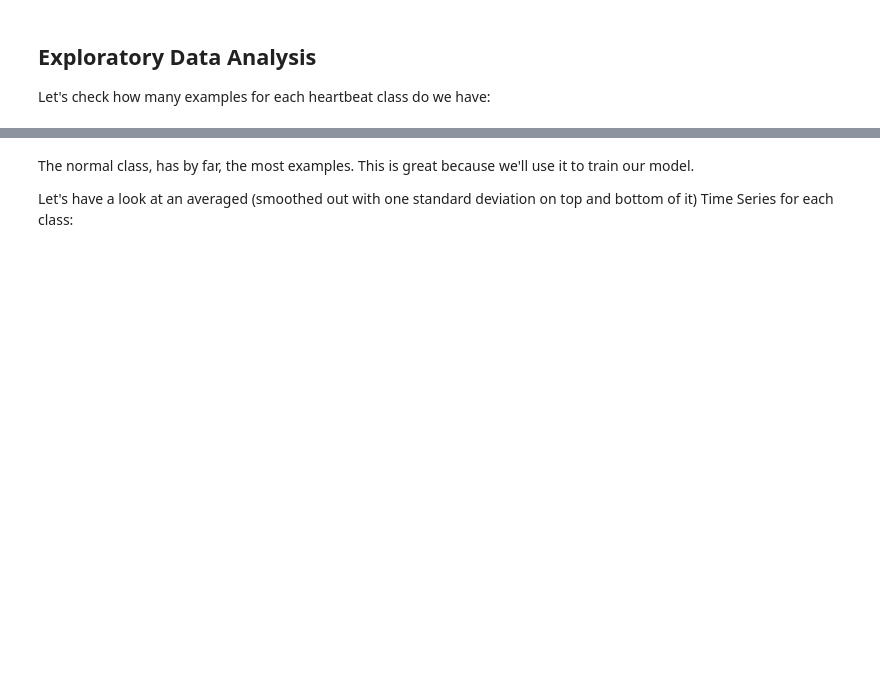
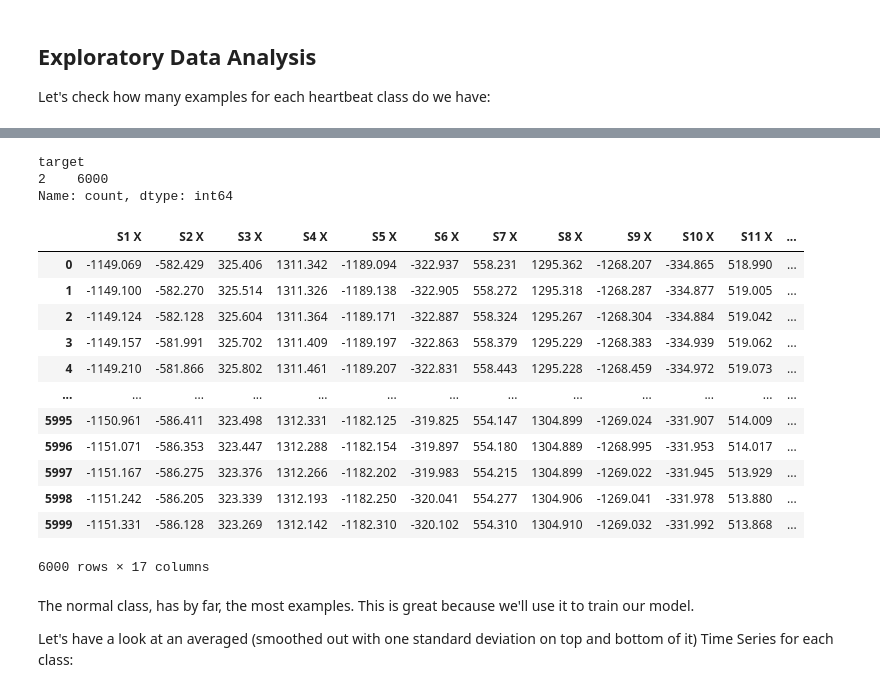
Before and after one commit to HieronymusEsteban/autoencoder_timeseries, a Jupyter notebook: autoencoder_first_try.ipynb, the cells around one changed output, grey strips where cells are left out. Drawn from its saved outputs; the diff is of its cells as text; code cells hidden in the pictures; blank space fills up the shorter version.

```diff
--- a/autoencoder_first_try.ipynb
+++ b/autoencoder_first_try.ipynb
@@ -713,7 +467,25 @@ ax.set_xticklabels(class_names);
 # %%
-df.target.value_counts()
+normal_data_all_1d.target.value_counts()
+# %% [output]
+target
+2    6000
+Name: count, dtype: int64
 # %%
-df.sort_index()
+normal_data_all_1d.sort_index()
+# %% [output]
+|  | S1 X | S2 X | S3 X | S4 X | S5 X | S6 X | S7 X | S8 X | S9 X | S10 X | S11 X | ... |
+| 0 | -1149.069 | -582.429 | 325.406 | 1311.342 | -1189.094 | -322.937 | 558.231 | 1295.362 | -1268.207 | -334.865 | 518.990 | ... |
+| 1 | -1149.100 | -582.270 | 325.514 | 1311.326 | -1189.138 | -322.905 | 558.272 | 1295.318 | -1268.287 | -334.877 | 519.005 | ... |
+| 2 | -1149.124 | -582.128 | 325.604 | 1311.364 | -1189.171 | -322.887 | 558.324 | 1295.267 | -1268.304 | -334.884 | 519.042 | ... |
+| 3 | -1149.157 | -581.991 | 325.702 | 1311.409 | -1189.197 | -322.863 | 558.379 | 1295.229 | -1268.383 | -334.939 | 519.062 | ... |
+| 4 | -1149.210 | -581.866 | 325.802 | 1311.461 | -1189.207 | -322.831 | 558.443 | 1295.228 | -1268.459 | -334.972 | 519.073 | ... |
+| ... | ... | ... | ... | ... | ... | ... | ... | ... | ... | ... | ... | ... |
+| 5995 | -1150.961 | -586.411 | 323.498 | 1312.331 | -1182.125 | -319.825 | 554.147 | 1304.899 | -1269.024 | -331.907 | 514.009 | ... |
+| 5996 | -1151.071 | -586.353 | 323.447 | 1312.288 | -1182.154 | -319.897 | 554.180 | 1304.889 | -1268.995 | -331.953 | 514.017 | ... |
+| 5997 | -1151.167 | -586.275 | 323.376 | 1312.266 | -1182.202 | -319.983 | 554.215 | 1304.899 | -1269.022 | -331.945 | 513.929 | ... |
+| 5998 | -1151.242 | -586.205 | 323.339 | 1312.193 | -1182.250 | -320.041 | 554.277 | 1304.906 | -1269.041 | -331.978 | 513.880 | ... |
+| 5999 | -1151.331 | -586.128 | 323.269 | 1312.142 | -1182.310 | -320.102 | 554.310 | 1304.910 | -1269.032 | -331.992 | 513.868 | ... |
+6000 rows × 17 columns
 # %% [markdown]
 The normal class, has by far, the most examples. This is great because we'll use it to train our model.
 
```
Also changed, not shown: parts of 111 cells of this notebook, 4 other files.
